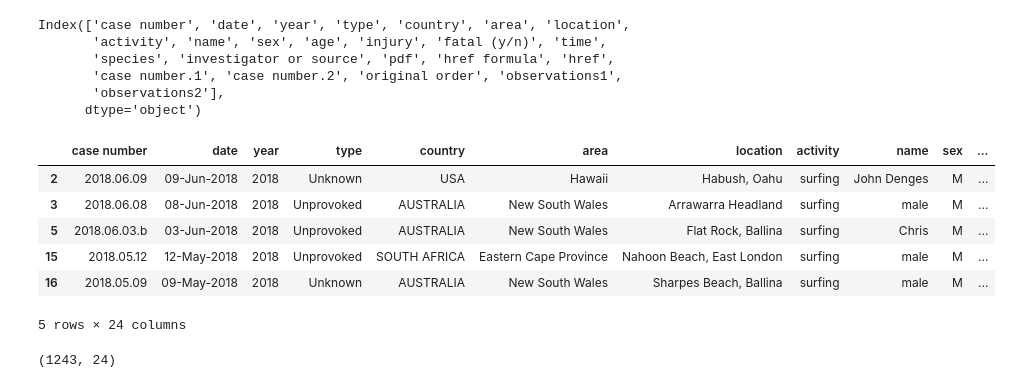
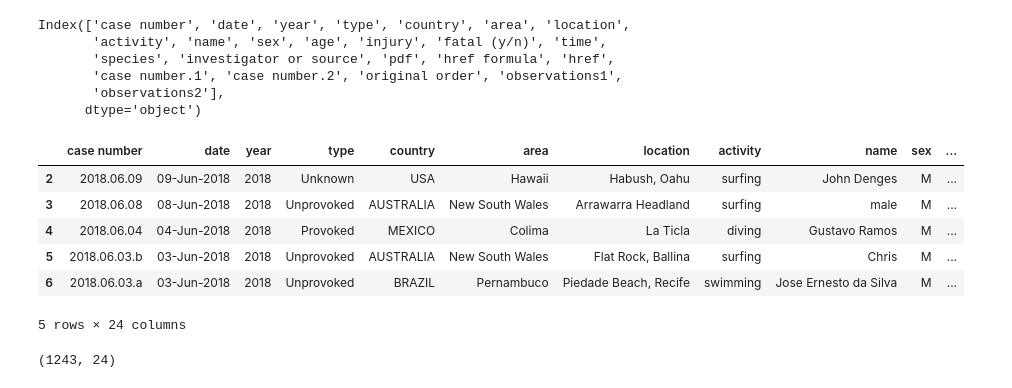
Before and after one commit to abelnperez/-Pandas_Sharks-Abel-Nunez-Perez-, a Jupyter notebook: data/sharks_clean.ipynb, the cells around one changed output. Drawn from its saved outputs; the diff is of its cells as text; code cells hidden in the pictures.

```diff
--- a/data/sharks_clean.ipynb
+++ b/data/sharks_clean.ipynb
@@ -919,15 +919,15 @@ Index(['case number', 'date', 'year', 'type', 'country', 'area', 'location',
 # %%
 #Filtro el DataFrame solo por la actividad 'Surfing'
 
-df = df[df.activity == 'surfing']
+surf_df = df[df.activity == 'surfing']
 df.head()
 # %% [output]
 |  | case number | date | year | type | country | area | location | activity | name | sex | ... |
 | 2 | 2018.06.09 | 09-Jun-2018 | 2018 | Unknown | USA | Hawaii | Habush, Oahu | surfing | John Denges | M | ... |
 | 3 | 2018.06.08 | 08-Jun-2018 | 2018 | Unprovoked | AUSTRALIA | New South Wales | Arrawarra Headland | surfing | male | M | ... |
+| 4 | 2018.06.04 | 04-Jun-2018 | 2018 | Provoked | MEXICO | Colima | La Ticla | diving | Gustavo Ramos | M | ... |
 | 5 | 2018.06.03.b | 03-Jun-2018 | 2018 | Unprovoked | AUSTRALIA | New South Wales | Flat Rock, Ballina | surfing | Chris | M | ... |
-| 15 | 2018.05.12 | 12-May-2018 | 2018 | Unprovoked | SOUTH AFRICA | Eastern Cape Province | Nahoon Beach, East London | surfing | male | M | ... |
-| 16 | 2018.05.09 | 09-May-2018 | 2018 | Unknown | AUSTRALIA | New South Wales | Sharpes Beach, Ballina | surfing | male | M | ... |
+| 6 | 2018.06.03.a | 03-Jun-2018 | 2018 | Unprovoked | BRAZIL | Pernambuco | Piedade Beach, Recife | swimming | Jose Ernesto da Silva | M | ... |
 5 rows × 24 columns
 # %%
 #Así vemos cuántos ataques a surfistas ha habido
```
Also changed, not shown: parts of 1 cell of this notebook, 3 other files.
